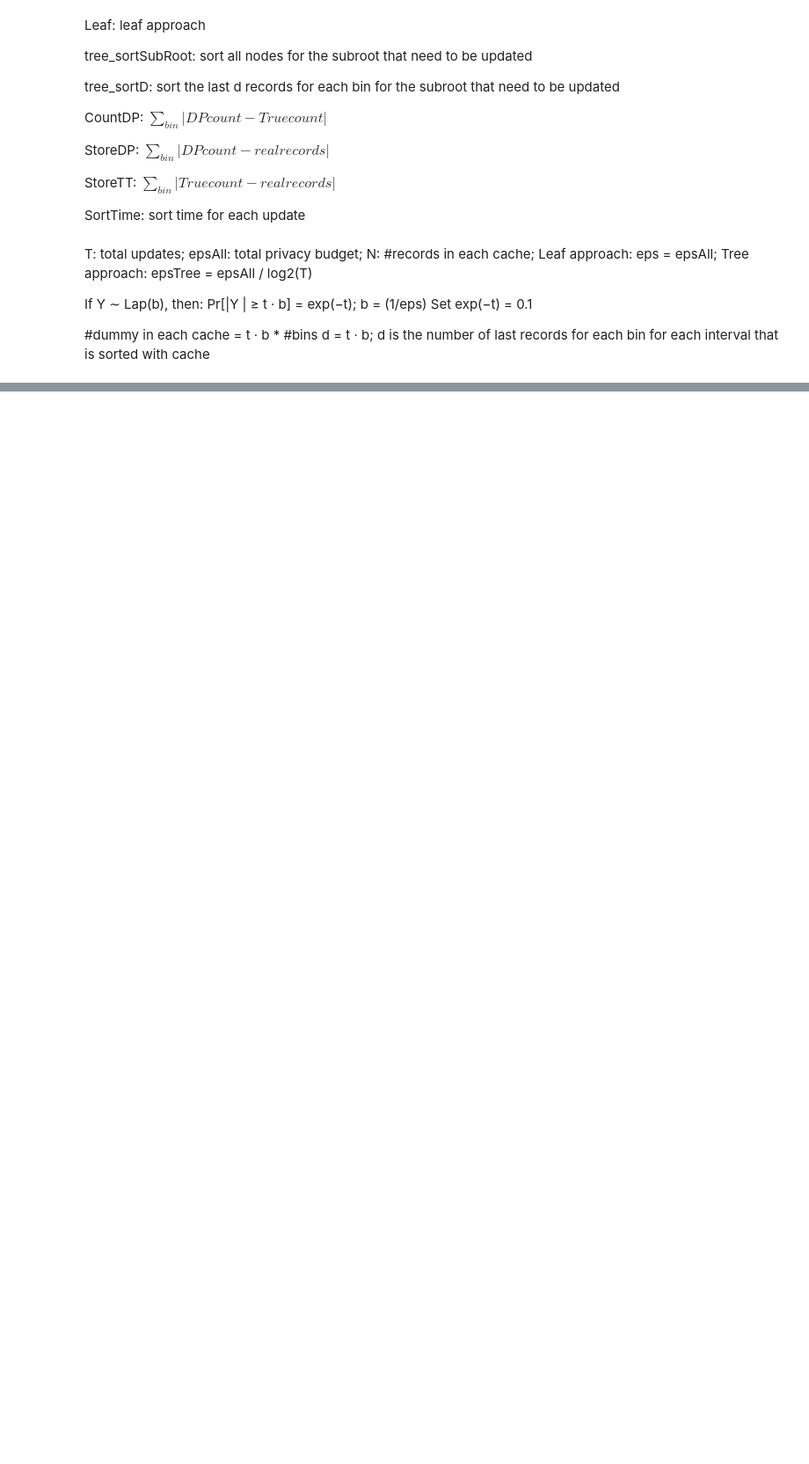
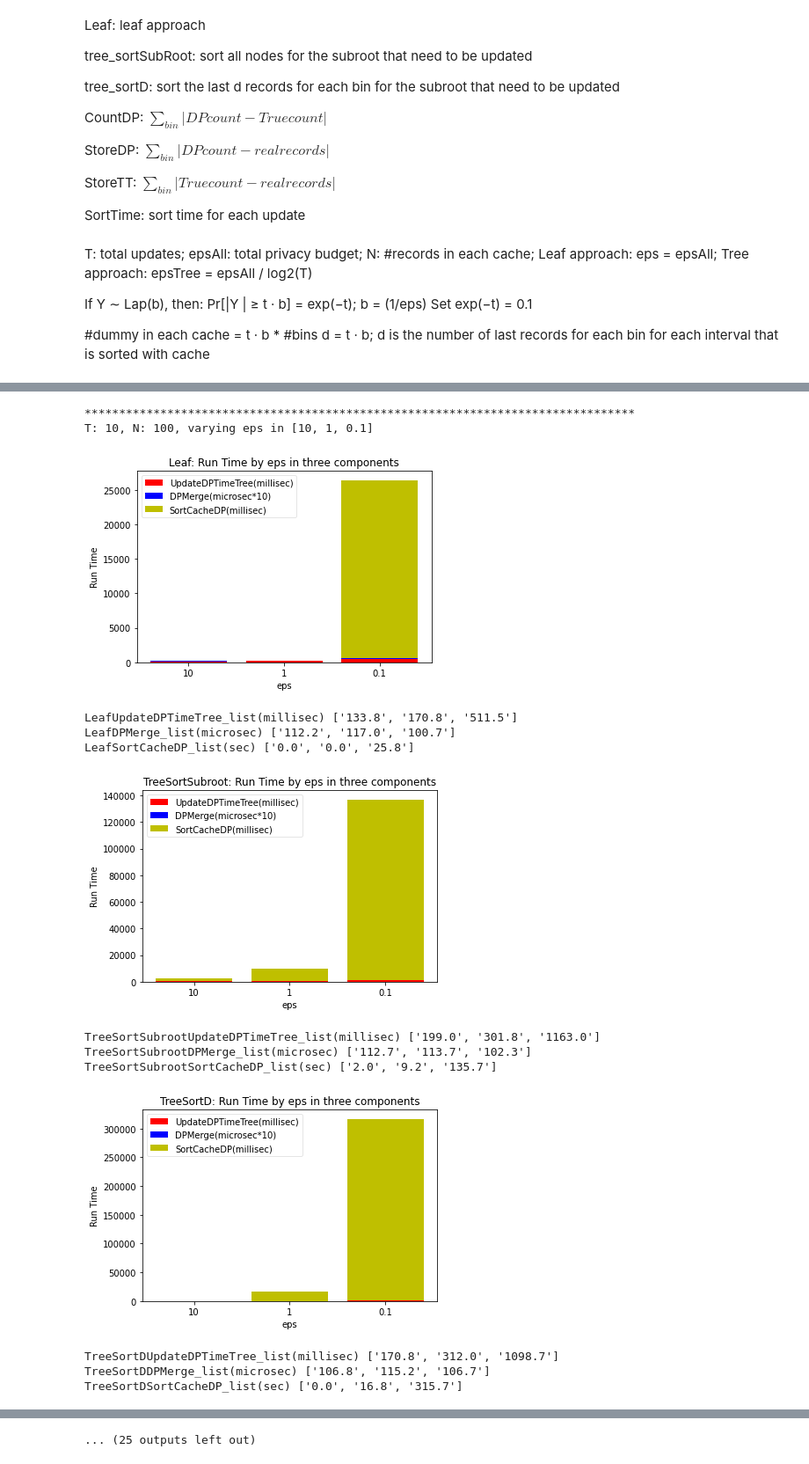
Before and after one commit to ypzhang725/Longshot, a Jupyter notebook: emp-sh2pc/results2/plots2.ipynb, the cells around one changed output, grey strips where cells are left out. Shown at 88% size. Cells and saved outputs as stored; diff of their text form; code cells hidden in the pictures; blank space fills up the shorter version.

```diff
--- a/emp-sh2pc/results2/plots2.ipynb
+++ b/emp-sh2pc/results2/plots2.ipynb
@@ -101,0 +59,26 @@ SortDTTStoreError_list [257.0]
+# %%
+# runtime and accuracy
+print("********************************************************************************")
+print("T: 10, N: 100, varying eps in [10, 1, 0.1]")
+plotNorEps(10, 100, [10, 1, 0.1], "eps")  # T, N, epsList
+print("********************************************************************************")
+print("T: 10, N: 1000, varying eps in [10, 1, 0.1]")
+plotNorEps(10, 1000, [10, 1, 0.1], "eps")  # T, N, epsList
+print("********************************************************************************")
+print("T: 10, N: 10000, varying eps in [10, 1, 0.1]")
+plotNorEps(10, 10000, [10, 1, 0.1], "eps")  # T, N, epsList
+# %% [output]
+********************************************************************************
+T: 10, N: 100, varying eps in [10, 1, 0.1]
+[figure, added]
+LeafUpdateDPTimeTree_list(millisec) ['133.8', '170.8', '511.5']
+LeafDPMerge_list(microsec) ['112.2', '117.0', '100.7']
+LeafSortCacheDP_list(sec) ['0.0', '0.0', '25.8']
+[figure, added]
+TreeSortSubrootUpdateDPTimeTree_list(millisec) ['199.0', '301.8', '1163.0']
+TreeSortSubrootDPMerge_list(microsec) ['112.7', '113.7', '102.3']
+TreeSortSubrootSortCacheDP_list(sec) ['2.0', '9.2', '135.7']
+[figure, added]
+TreeSortDUpdateDPTimeTree_list(millisec) ['170.8', '312.0', '1098.7']
+TreeSortDDPMerge_list(microsec) ['106.8', '115.2', '106.7']
+TreeSortDSortCacheDP_list(sec) ['0.0', '16.8', '315.7']
@@ -101,0 +94 @@ SortDTTStoreError_list [257.0]
+... (25 outputs left out)
```
Also changed, not shown: parts of 6 cells of this notebook, 1 other file.
